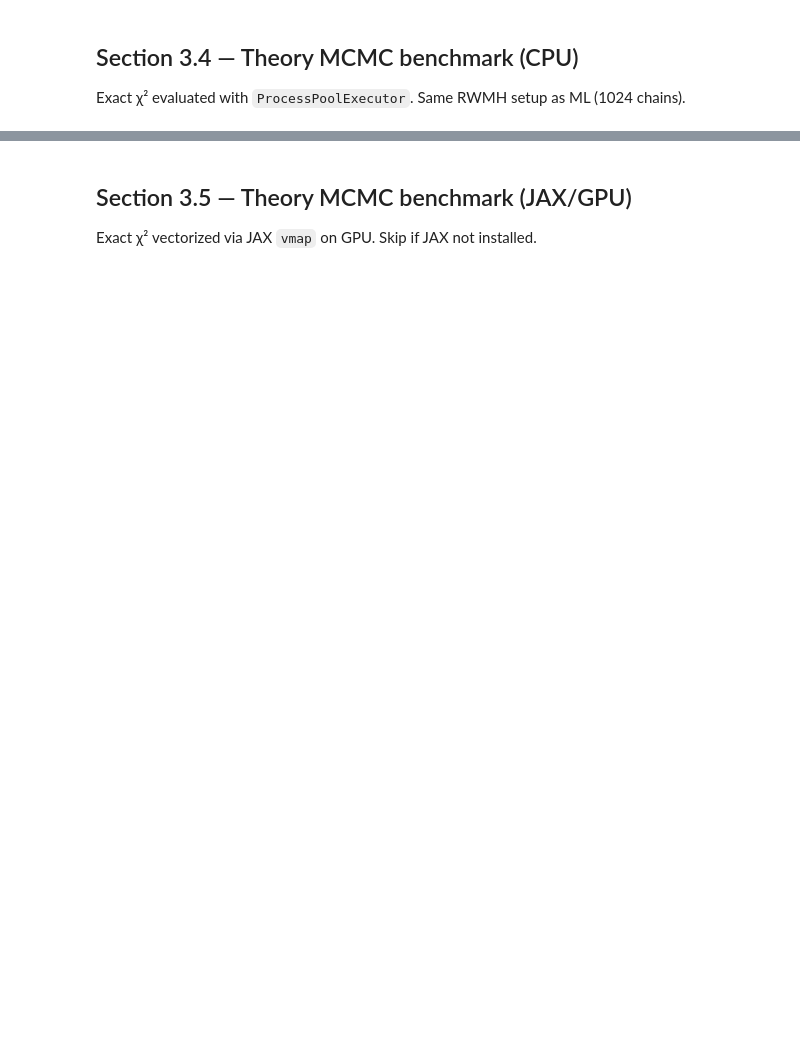
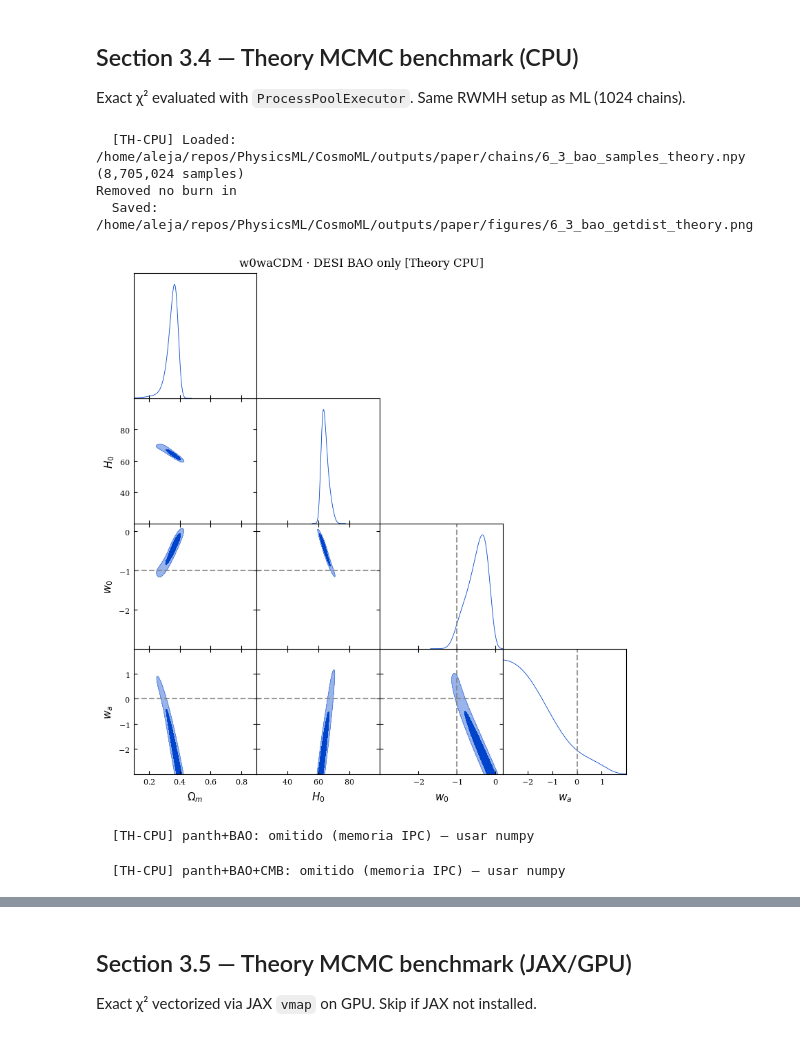
Before and after one commit to AlejandroMirRamos/CosmoML, a Jupyter notebook: notebooks/07_Benchmark.ipynb, the cells around one changed output, grey strips where cells are left out. Cells and saved outputs as stored; diff of their text form; code cells hidden in the pictures; blank space fills up the shorter version.

```diff
--- a/notebooks/07_Benchmark.ipynb
+++ b/notebooks/07_Benchmark.ipynb
@@ -468,5 +581,25 @@ Exact χ² evaluated with `ProcessPoolExecutor`. Same RWMH setup as ML (1024 cha
 # %%
 _, th_meta_bao = run_theory_mcmc(
     chi2_bao_only, FEATURES_4, RANGES_4, REF_3_bao, SECTION_3_BAO,
     labels=LABELS, markers=MARKERS_DE, title=TITLE_3_BAO,
+    proposal_cov=COV_3_bao,
 )
+# %% [output]
+  [TH-CPU] Loaded: /home/aleja/repos/PhysicsML/CosmoML/outputs/paper/chains/6_3_bao_samples_theory.npy  (8,705,024 samples)
+Removed no burn in
+  Saved: /home/aleja/repos/PhysicsML/CosmoML/outputs/paper/figures/6_3_bao_getdist_theory.png
+[figure, added]
+# %%
+# astropy CPU + Pantheon+ omitido: serialización de panth (~22 MB)
+# en cada tarea IPC provoca crashes de workers en loky.
+# Usar run_theory_mcmc_numpy para este escenario.
+th_meta_pb = {'cached': False, 'wall_s': None, 'n_samples': None, 'skipped': True}
+print('  [TH-CPU] panth+BAO: omitido (memoria IPC) — usar numpy')
+# %% [output]
+  [TH-CPU] panth+BAO: omitido (memoria IPC) — usar numpy
+# %%
+# astropy CPU + Pantheon+ omitido (mismo motivo que panth+bao).
+th_meta_pbc = {'cached': False, 'wall_s': None, 'n_samples': None, 'skipped': True}
+print('  [TH-CPU] panth+BAO+CMB: omitido (memoria IPC) — usar numpy')
+# %% [output]
+  [TH-CPU] panth+BAO+CMB: omitido (memoria IPC) — usar numpy
```
Also changed, not shown: parts of 16 cells of this notebook, 2 other files.
